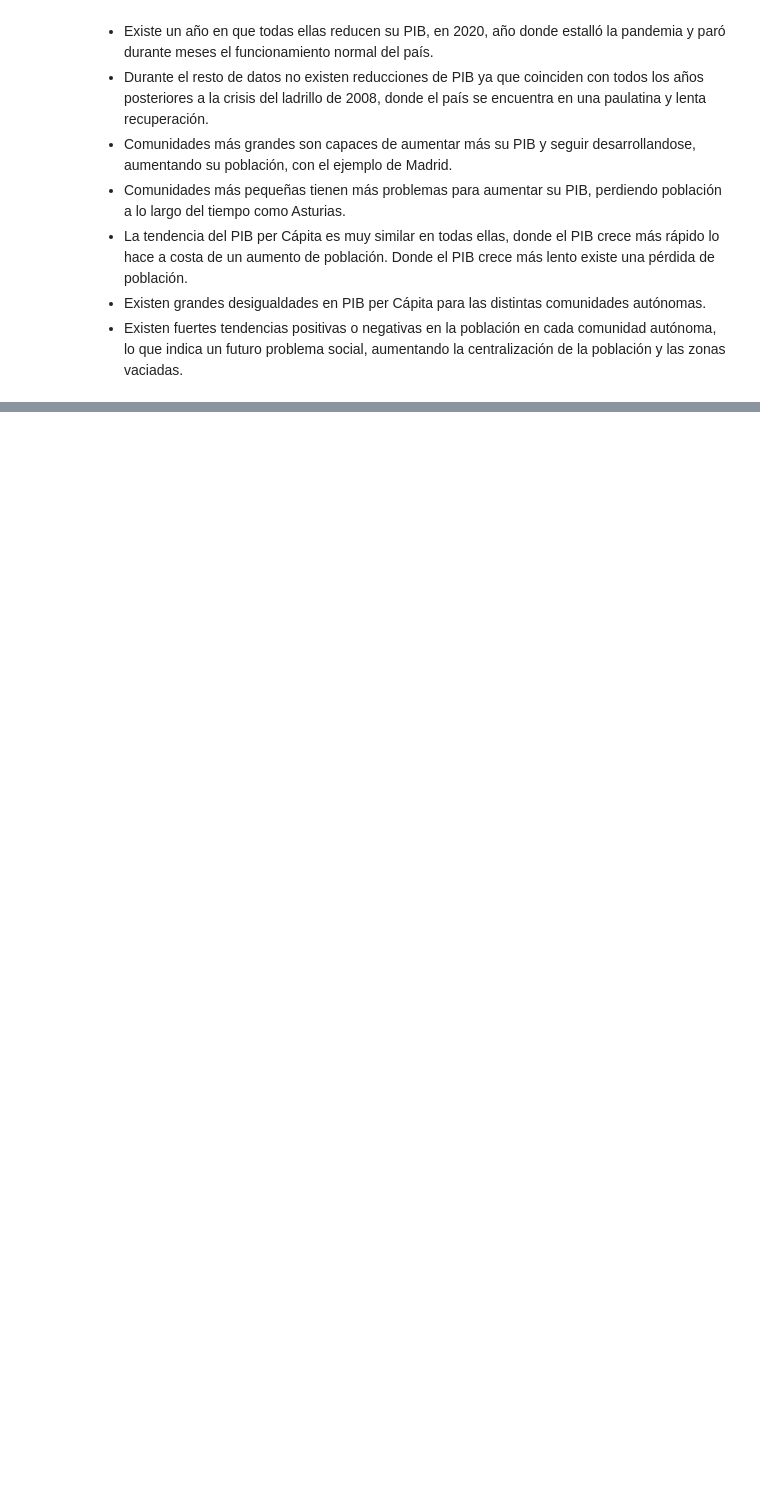
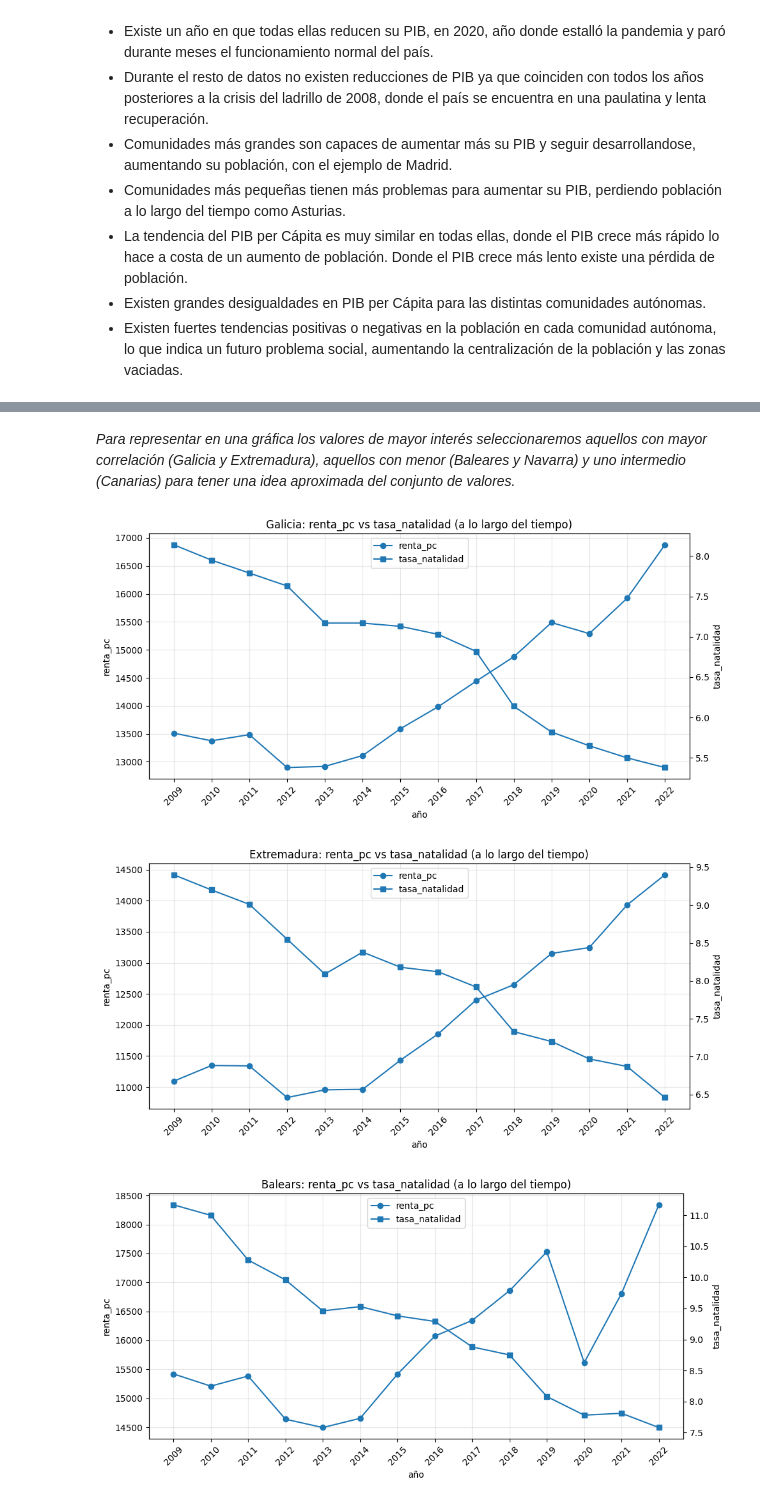
Before and after one commit to mrosm-dev/EDA_PIB_VS_CALIDAD_DE_VIDA, a Jupyter notebook: notebooks/Pedro/04_analisis.ipynb, the cells around one changed output, grey strips where cells are left out. Saved outputs shown, nothing was run; the diff lists cells and outputs as text; code cells hidden in the pictures; blank space fills up the shorter version.

```diff
--- a/notebooks/Pedro/04_analisis.ipynb
+++ b/notebooks/Pedro/04_analisis.ipynb
@@ -553,0 +672,8 @@ Rioja ---- 0.7081587572462942
+# %% [markdown]
+*Para representar en una gráfica los valores de mayor interés seleccionaremos aquellos con mayor correlación (Galicia y Extremadura), aquellos con menor (Baleares y Navarra) y uno intermedio (Canarias) para tener una idea aproximada del conjunto de valores.*
+# %%
+ut.plot_dual_axis(df, ['Galicia', 'Extremadura', 'Balears', 'Navarra', 'Canarias'], 'renta_pc', 'tasa_natalidad');
+# %% [output]
+[figure, added]
+[figure, added]
+[figure, added]
```
Also changed, not shown: parts of 23 cells of this notebook, 2 other files.
